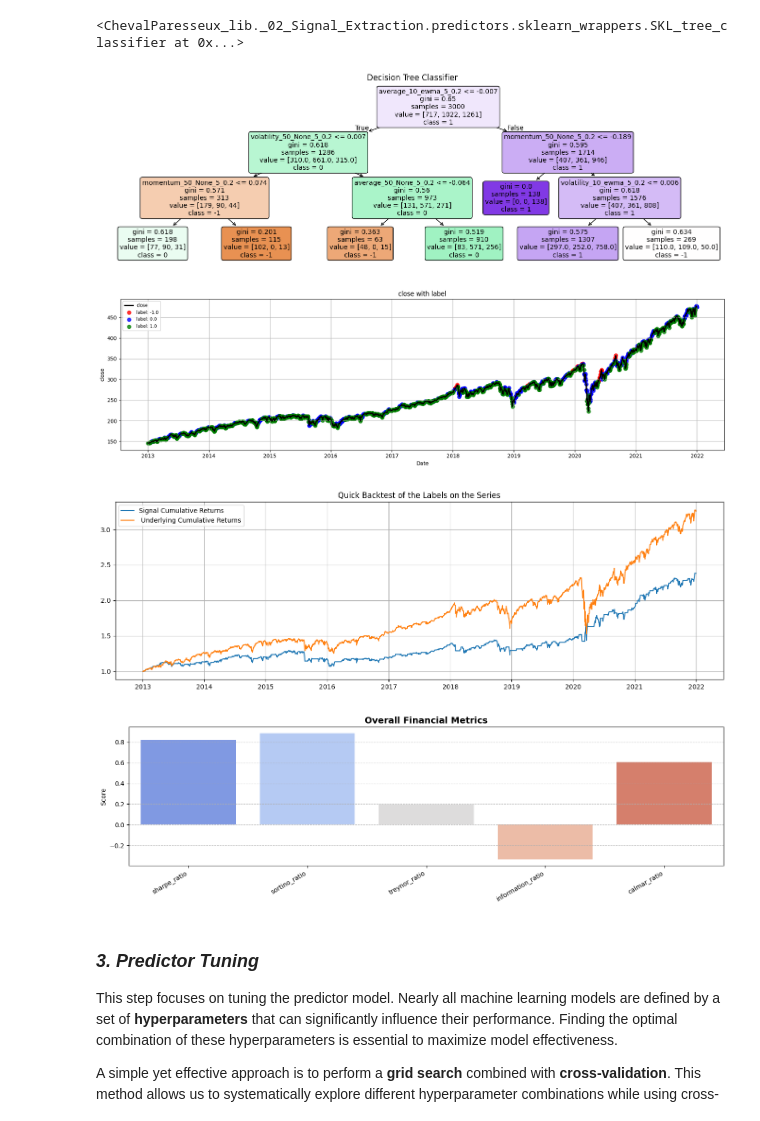
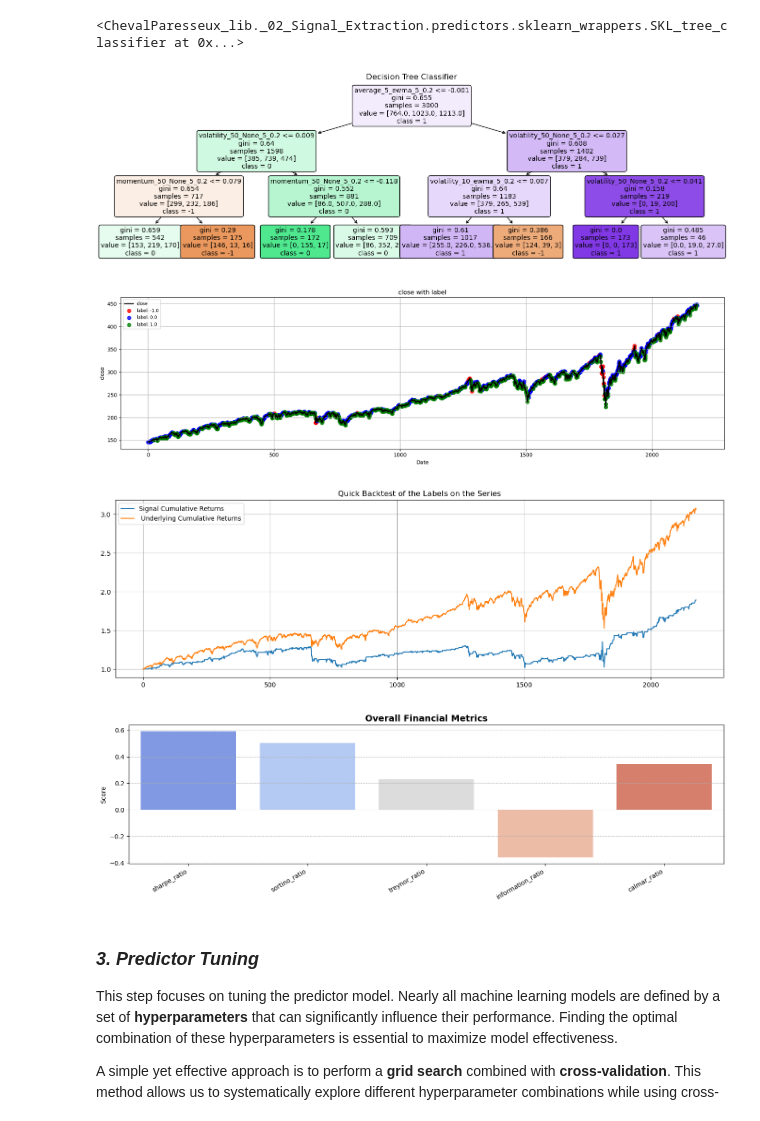
Before and after one commit to Cheval-Paresseux/ChevalParesseux-lib, a Jupyter notebook: notebooks/Research_pipeline.ipynb, the cells around one changed output. Cells and saved outputs as stored; diff of their text form; code cells hidden in the pictures.

```diff
--- a/notebooks/Research_pipeline.ipynb
+++ b/notebooks/Research_pipeline.ipynb
@@ -265,8 +260,8 @@ vol_feature_params = {
 }
 vol_feature.set_params(**vol_feature_params)
 
-vol_feature_df = vol_feature.extract(data=training_data['close'])
-training_data = pd.concat([training_data, vol_feature_df], axis=1)
+vol_feature_df = vol_feature.extract(data=processed_train['close'])
+processed_train = pd.concat([processed_train, vol_feature_df], axis=1)
 # %%
 # ======= IV. Plot the Features =========
 feature_to_plot_1 = average_feature_df.columns[0]
@@ -338,8 +335,7 @@ Each sublist contains avery dataframes used (here we use a unique dataframe for
 assets or intraday data split by date etc...).
 """
 # 1. Extract the datasets
-training_data['date'] = training_data.index
-datasets = obs_selector.extract(data=training_data)
+datasets = obs_selector.extract(data=processed_train)
 resampled_df = datasets[0][0]
 
 resampled_df = resampled_df.sort_values(by='date').copy()
@@ -409,8 +414,7 @@ selector_params = {
 selector.set_params(**selector_params)
 
 # ----- 2. Fitting Model -----
-# non_features = ['date', 'code', 'exchange', 'open', 'high', 'low', 'close', 'volume', 'label']
-non_features = ['date', 'close', 'open', 'high', 'low', 'volume', 'bid_open', 'bid_close', 'label']
+non_features = ['date', 'open', 'close', 'high', 'low', 'volume', 'ask_close', 'bid_close', 'ask_open', 'bid_open', 'label']
 features_df = resampled_df.drop(columns=non_features).copy()
 selector.fit(data=features_df)
 
@@ -461,52 +465,49 @@ predictor_params = {
 predictor.set_params(**predictor_params)
 
 # ----- 2. Fitting Model -----
-non_features = ['date', 'close', 'open', 'high', 'low', 'volume', 'bid_open', 'bid_close', 'label']
-X = training_df.drop(columns=non_features).copy()
-y = training_df['label'].copy()
-predictor.fit(X_train=X, y_train=y)
+non_features = ['date', 'open', 'close', 'high', 'low', 'volume', 'ask_close', 'bid_close', 'ask_open', 'bid_open', 'label']
+X_train = training_df.drop(columns=non_features).copy()
+y_train = training_df['label'].copy()
+predictor.fit(X_train=X_train, y_train=y_train)
 # %% [output]
 <ChevalParesseux_lib._02_Signal_Extraction.predictors.sklearn_wrappers.SKL_tree_classifier at 0x...>
 # %%
 # ----- 3. Plot the tree -----
 from sklearn.tree import plot_tree
 clf = predictor.decision_tree
 
 plt.figure(figsize=(17, 5))
 plot_tree(
     clf,
-    feature_names=X.columns,
+    feature_names=X_train.columns,
     class_names=['-1', '0', '1'],
     filled=True,
     rounded=True,
     fontsize=10
 )
 plt.title("Decision Tree Classifier")
 plt.show()
 # %% [output]
-[figure, old version]
+[figure, new version]
 # %%
 # ----- 3. Quick Backtest -----
 #! WARNING : This is a quick backtest on the Training data, the results are not realistic !
-quick_data = selector.extract(data=training_data).copy()
-quick_X = quick_data.drop(columns=non_features).copy()
-quick_y = quick_data['label'].copy()
+temp_X = processed_train.drop(columns=non_features).copy()
+temp_X = selector.extract(data=temp_X)
+signals = predictor.predict(temp_X)
 
-quick_data.loc[:, 'signal'] = predictor.predict(quick_X)
-# quick_data = quick_data.iloc[1500:2500].copy()
-
-lib.plot_series_labels(series=quick_data['close'],label_series=quick_data['signal'],)
+lib.plot_series_labels(series=processed_train['close'],label_series=signals,)
 lib.plot_quick_backtest(
-    series=quick_data['close'],
-    signal=quick_data['signal'],
+    series=processed_train['close'],
+    signal=signals,
     frequence='daily',
     title='Quick Backtest of the Labels on the Series',
     figsize=(17, 5),
 )
 # %% [output]
-[figure, old version]
+[figure, new version]
-[figure, old version]
+[figure, new version]
-[figure, old version]
+[figure, new version]
 # %% [markdown]
 ### ***3. Predictor Tuning***
 
```
Also changed, not shown: parts of 32 cells of this notebook, 4 other files.
